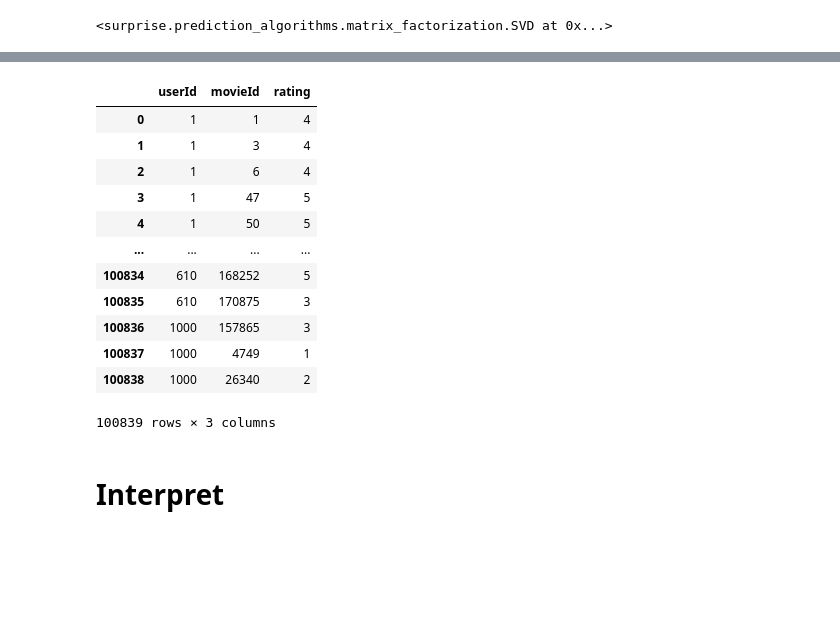
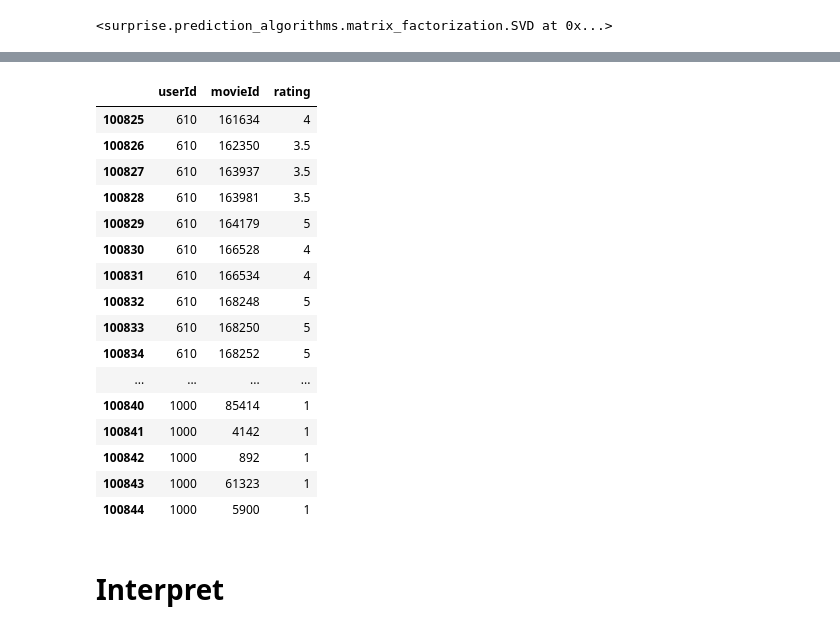
Before and after one commit to SunTzuLombardi/RecomendationProj, a Jupyter notebook: RecSys_notebook.ipynb, the cells around one changed output, grey strips where cells are left out. Saved outputs shown, nothing was run; the diff lists cells and outputs as text; code cells hidden in the pictures; blank space fills up the shorter version.

```diff
--- a/RecSys_notebook.ipynb
+++ b/RecSys_notebook.ipynb
@@ -275,0 +545,18 @@ movies_df.head(50)
+# %%
+def new_interview(userID):
+    genIds = []
+    genres = { '1' :'Action' , '2' :'Adventure' , '3' :'Drama', '4' :'Comedy' , '5' :'Horror' , '6' :'Sci-Fi'}
+    top3 = []
+    num = 1
+    print(genres)
+    while num > 0 :
+        g1, g2, g3 = input('\033[1m' + 'Please enter your top 3 genres from below.  Example: 2 3 5 :\n' + '\033[0m').split()
+        genIds.append(g1)
+        genIds.append(g2)
+        genIds.append(g3)
+        num -= 1
+
+    for gid in genIds:
+        top3.append(genres.get(gid))
+
+    return top3
@@ -481,18 +706,22 @@ Brains or Braun?
 # %%
-delta_ratings_df
+delta_ratings_df.tail(20)
 # %% [output]
 |  | userId | movieId | rating |
-| 0 | 1 | 1 | 4 |
-| 1 | 1 | 3 | 4 |
-| 2 | 1 | 6 | 4 |
-| 3 | 1 | 47 | 5 |
-| 4 | 1 | 50 | 5 |
+| 100825 | 610 | 161634 | 4 |
+| 100826 | 610 | 162350 | 3.5 |
+| 100827 | 610 | 163937 | 3.5 |
+| 100828 | 610 | 163981 | 3.5 |
+| 100829 | 610 | 164179 | 5 |
+| 100830 | 610 | 166528 | 4 |
+| 100831 | 610 | 166534 | 4 |
+| 100832 | 610 | 168248 | 5 |
+| 100833 | 610 | 168250 | 5 |
+| 100834 | 610 | 168252 | 5 |
 | ... | ... | ... | ... |
-| 100834 | 610 | 168252 | 5 |
-| 100835 | 610 | 170875 | 3 |
-| 100836 | 1000 | 157865 | 3 |
-| 100837 | 1000 | 4749 | 1 |
-| 100838 | 1000 | 26340 | 2 |
+| 100840 | 1000 | 85414 | 1 |
+| 100841 | 1000 | 4142 | 1 |
+| 100842 | 1000 | 892 | 1 |
+| 100843 | 1000 | 61323 | 1 |
+| 100844 | 1000 | 5900 | 1 |
-100839 rows × 3 columns
 # %% [markdown]
 # Interpret
```
Also changed, not shown: parts of 61 cells of this notebook, 14 other files.
